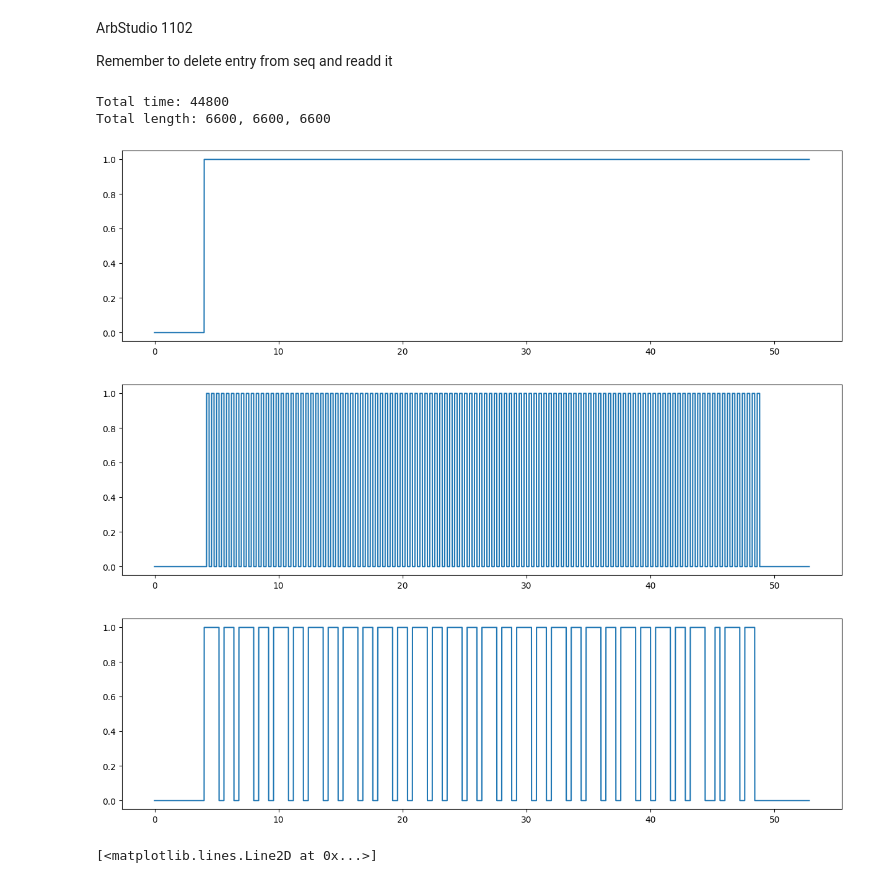
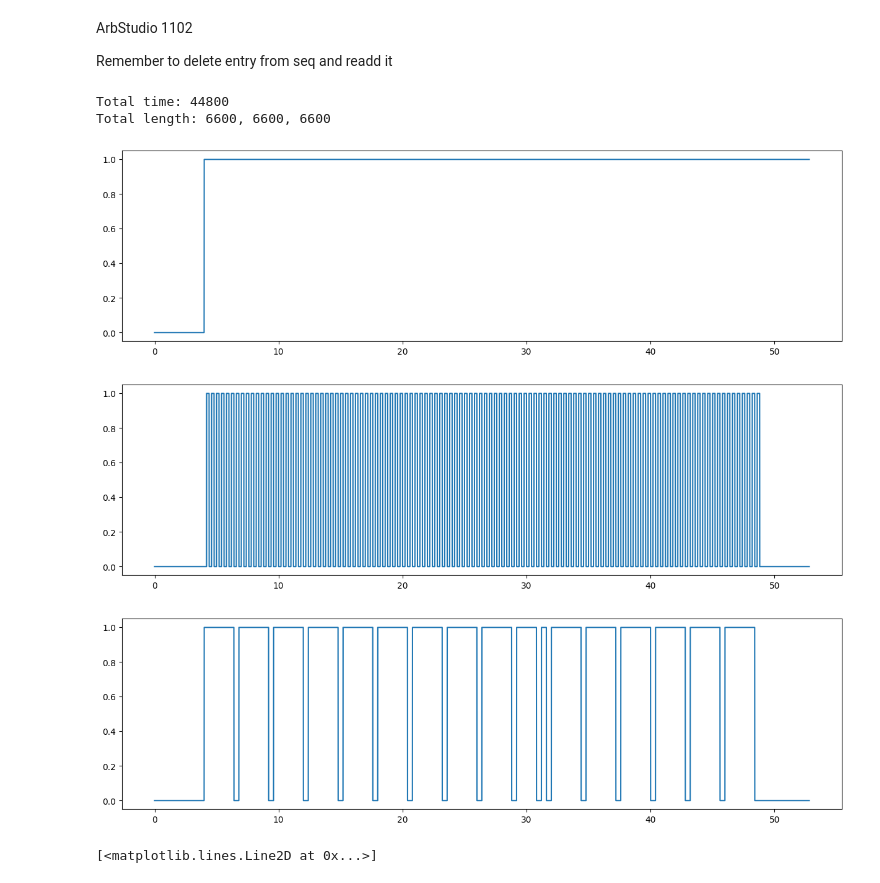
Before and after one commit to microlab-unibg/pFREYA_testbench_code, a Jupyter notebook: pFREYA_instrument_comms/comms.ipynb, the cells around one changed output. Cells and saved outputs as stored; diff of their text form; code cells hidden in the pictures.

```diff
--- a/pFREYA_instrument_comms/comms.ipynb
+++ b/pFREYA_instrument_comms/comms.ipynb
@@ -286,8 +286,8 @@ print(f'Total time: {total_time}')
 
 # IN_BITS = CSA_MODE_N0,CSA_MODE_N1,INJ_EN_N,SHAP_MODE1,SHAP_MODE0,CH_EN,INJ_MODE_N
 # to be reversed
-PIXEL_TO_TEST = 1
-IN_BITS = [0,1,0,0,1,1,1]
+PIXEL_TO_TEST = 6
+IN_BITS = [0,1,0,1,1,1,1]
 if PIXEL_TO_TEST == 'all':
 	IN_BITS_REV = IN_BITS[::-1]
 	IN_BITSTREAM = IN_BITS_REV*N_pixel
@@ -301,36 +301,36 @@ else:
 
 # everything needs to go to 0 except for reset_n, what really matters is that it is reset at the beginning
 # so let's add some initialisation
 N_INIT = 500
 slow_ctrl_ck = [0]*N_INIT + ([0]*(CK_T_SAMPLES//2) + [1]*(CK_T_SAMPLES//2))*CK_HITS + [0]*N_INIT
 slow_ctrl_reset_n = [0]*N_INIT + ([1]*CK_T_SAMPLES)*CK_HITS + [1]*N_INIT
 slow_ctrl_in = [0]*N_INIT + list(np.array([[x]*CK_T_SAMPLES for x in IN_BITSTREAM]).flatten()) + [0]*N_INIT
 print(f'Total length: {len(slow_ctrl_ck)}, {len(slow_ctrl_reset_n)}, {len(slow_ctrl_in)}')
 
 plt.figure(figsize=(15,4))
 plt.plot(np.arange(len(slow_ctrl_reset_n))*timebase/1000,slow_ctrl_reset_n)
 plt.figure(figsize=(15,4))
 plt.plot(np.arange(len(slow_ctrl_reset_n))*timebase/1000,slow_ctrl_ck)
 plt.figure(figsize=(15,4))
 plt.plot(np.arange(len(slow_ctrl_reset_n))*timebase/1000,slow_ctrl_in)
 
 df = pd.DataFrame()
 df['#2'] = slow_ctrl_ck
 df['#3'] = slow_ctrl_reset_n
 df['#4'] = slow_ctrl_in
 df['#17'] = 0
 df['#16'] = 0
 conf_name = ''.join([str(x) for x in IN_BITS])
 if PIXEL_TO_TEST == 'all':
-	df.to_csv(f'arbstudio/slow_ctrl_{conf_name}_PIXALL.csv',index=False)
+	df.to_csv(f'arbstudio/slow_ctrl_PIXALL_{conf_name}.csv',index=False)
 else:
-	df.to_csv(f'arbstudio/slow_ctrl_{conf_name}_PIX{PIXEL_TO_TEST}.csv',index=False)
+	df.to_csv(f'arbstudio/slow_ctrl_PIX{PIXEL_TO_TEST}_{conf_name}.csv',index=False)
 # %% [output]
 Total time: 44800
 Total length: 6600, 6600, 6600
 [figure]
 [figure]
-[figure, old version]
+[figure, new version]
 # %%
 scr2 = slow_ctrl_ck
 # %%
```
Also changed, not shown: 28 other files.
